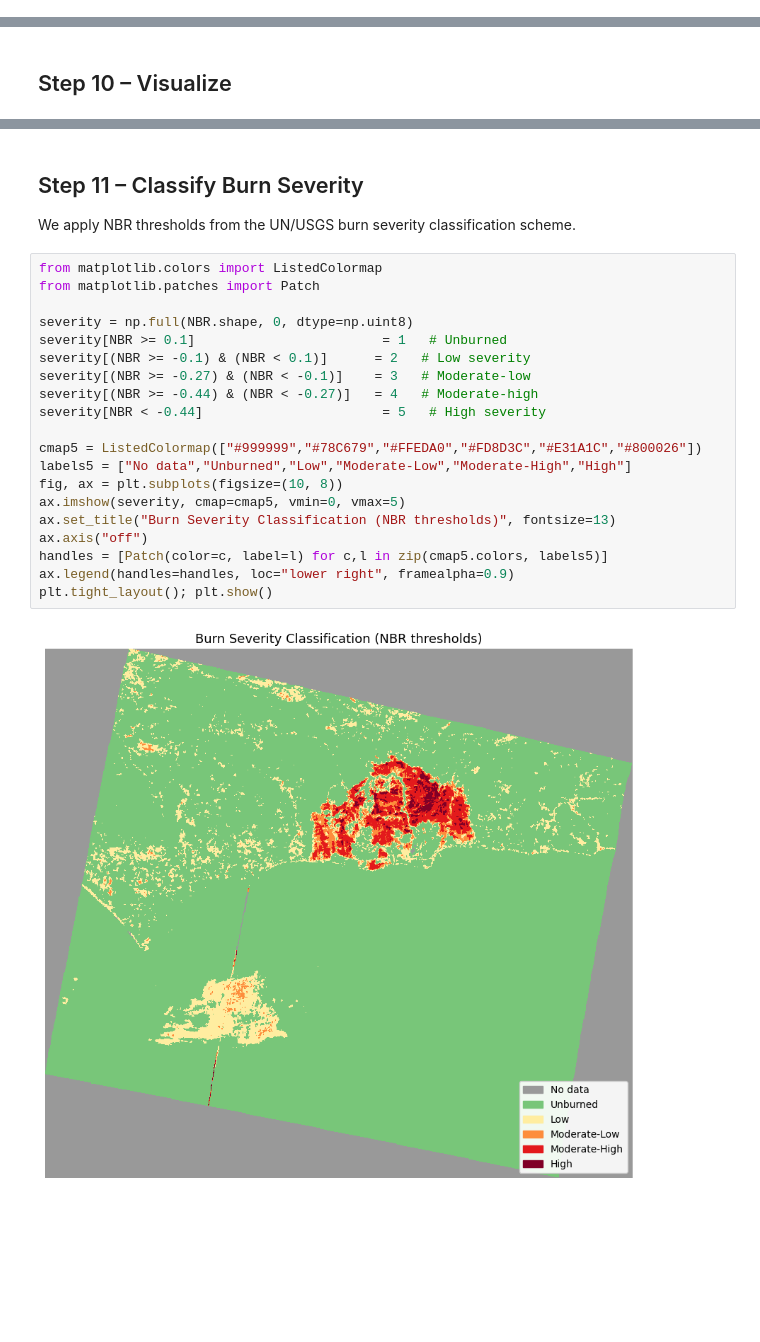
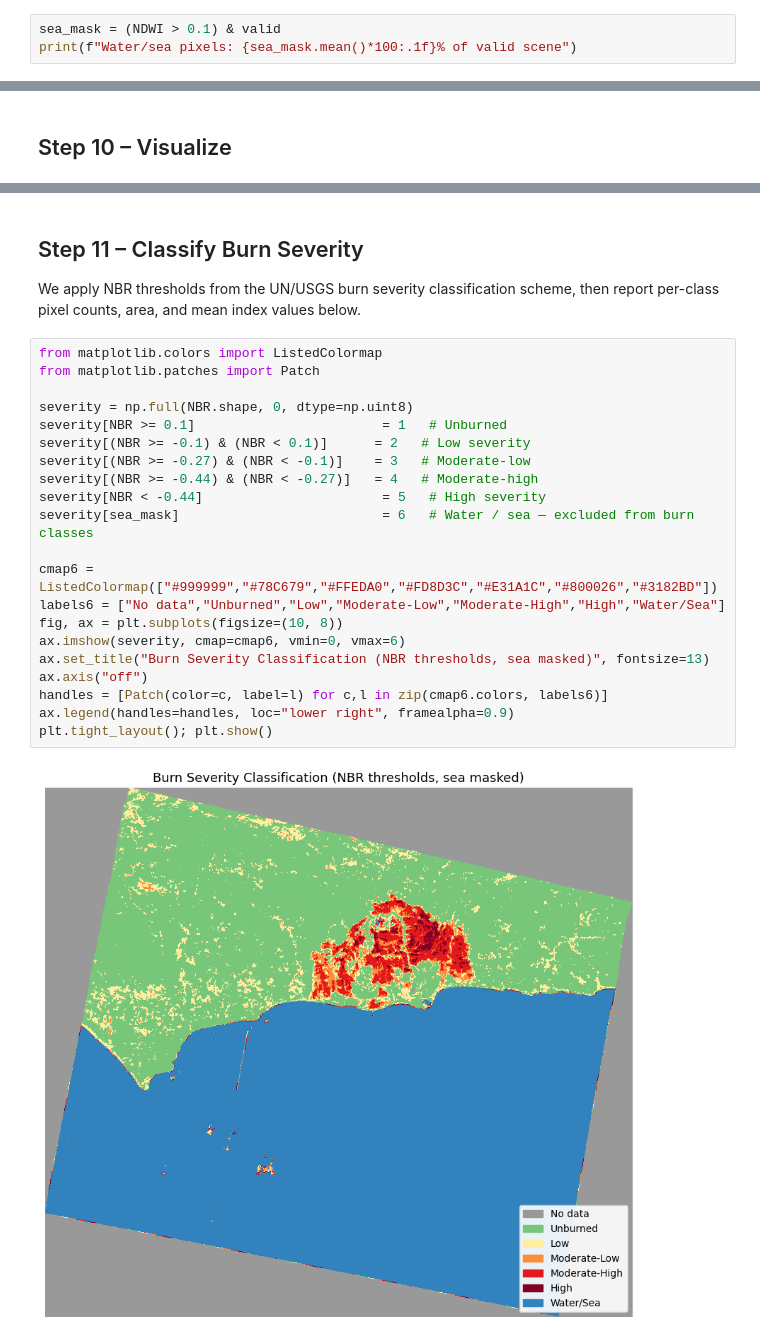
Before and after one commit to Tnecniv-Teikram/813-hyperspectral-hackathon, a Jupyter notebook: 04_climate_disasters_fire_flood.ipynb, the cells around one changed output, grey strips where cells are left out. Drawn from its saved outputs; the diff is of its cells as text; blank space fills up the shorter version.

```diff
--- a/04_climate_disasters_fire_flood.ipynb
+++ b/04_climate_disasters_fire_flood.ipynb
@@ -298,0 +304,3 @@ NDVI = (R_nir - R_red) / (R_nir + R_red + eps)
+# %%
+sea_mask = (NDWI > 0.1) & valid
+print(f"Water/sea pixels: {sea_mask.mean()*100:.1f}% of valid scene")
@@ -326,26 +339,27 @@ plt.tight_layout(); plt.show()
 # %% [markdown]
 ## Step 11 – Classify Burn Severity
 
-We apply NBR thresholds from the UN/USGS burn severity classification scheme.
+We apply NBR thresholds from the UN/USGS burn severity classification scheme, then report per-class pixel counts, area, and mean index values below.
 # %%
 from matplotlib.colors import ListedColormap
 from matplotlib.patches import Patch
 
 severity = np.full(NBR.shape, 0, dtype=np.uint8)
 severity[NBR >= 0.1]                        = 1   # Unburned
 severity[(NBR >= -0.1) & (NBR < 0.1)]      = 2   # Low severity
 severity[(NBR >= -0.27) & (NBR < -0.1)]    = 3   # Moderate-low
 severity[(NBR >= -0.44) & (NBR < -0.27)]   = 4   # Moderate-high
 severity[NBR < -0.44]                       = 5   # High severity
+severity[sea_mask]                          = 6   # Water / sea — excluded from burn classes
 
-cmap5 = ListedColormap(["#999999","#78C679","#FFEDA0","#FD8D3C","#E31A1C","#800026"])
-labels5 = ["No data","Unburned","Low","Moderate-Low","Moderate-High","High"]
+cmap6 = ListedColormap(["#999999","#78C679","#FFEDA0","#FD8D3C","#E31A1C","#800026","#3182BD"])
+labels6 = ["No data","Unburned","Low","Moderate-Low","Moderate-High","High","Water/Sea"]
 fig, ax = plt.subplots(figsize=(10, 8))
-ax.imshow(severity, cmap=cmap5, vmin=0, vmax=5)
-ax.set_title("Burn Severity Classification (NBR thresholds)", fontsize=13)
+ax.imshow(severity, cmap=cmap6, vmin=0, vmax=6)
+ax.set_title("Burn Severity Classification (NBR thresholds, sea masked)", fontsize=13)
 ax.axis("off")
-handles = [Patch(color=c, label=l) for c,l in zip(cmap5.colors, labels5)]
+handles = [Patch(color=c, label=l) for c,l in zip(cmap6.colors, labels6)]
 ax.legend(handles=handles, loc="lower right", framealpha=0.9)
 plt.tight_layout(); plt.show()
 # %% [output]
-[figure, old version]
+[figure, new version]
```
Also changed, not shown: parts of 12 cells of this notebook, 6 other files.
